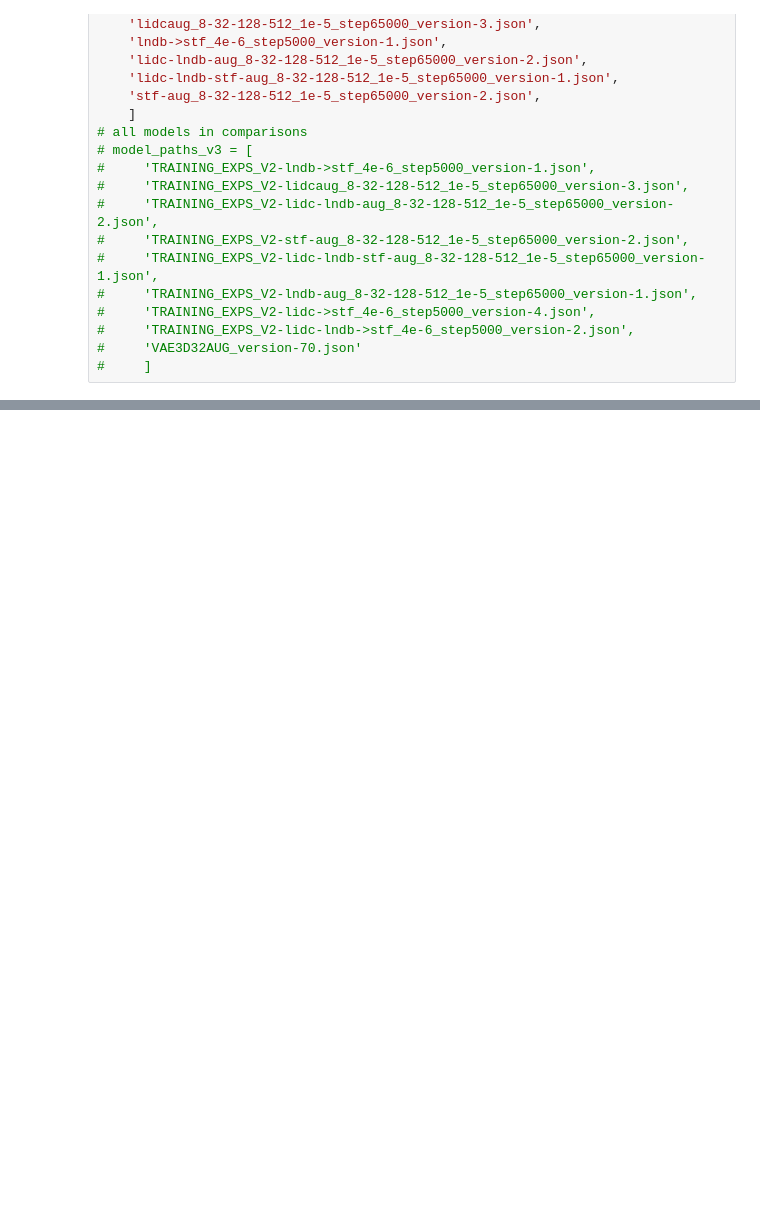
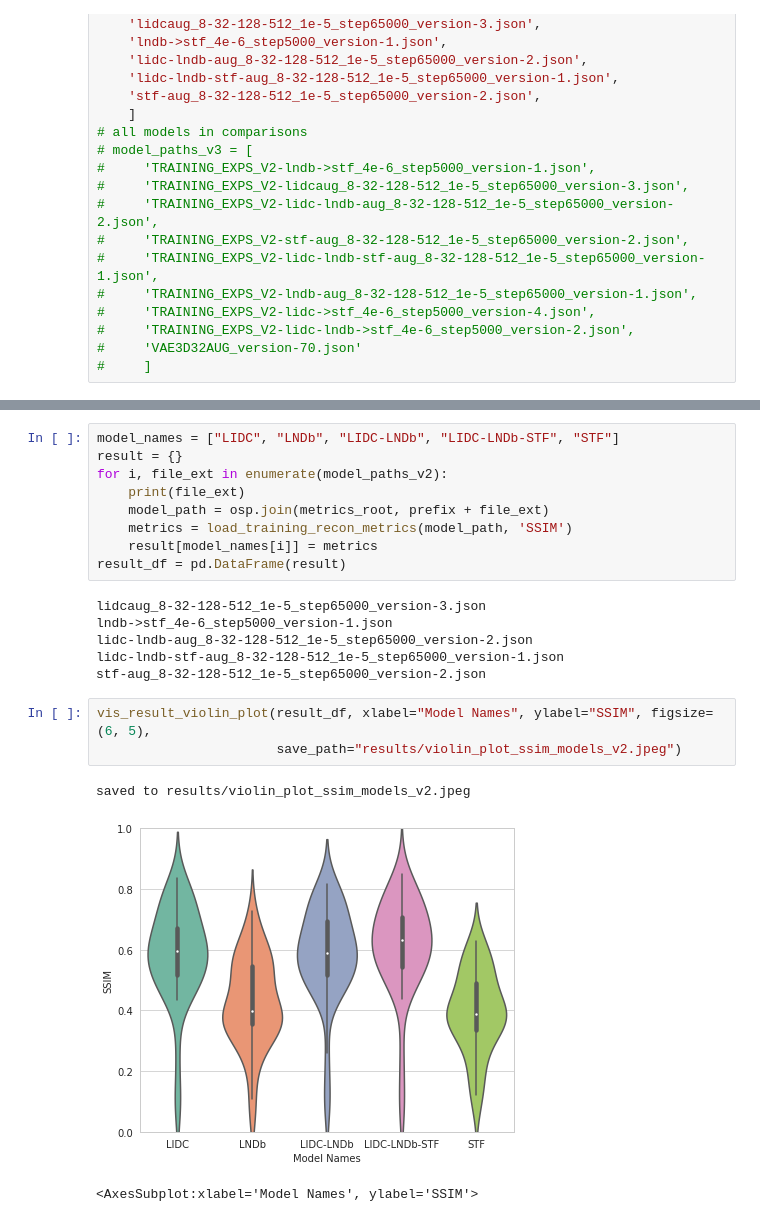
Before and after one commit to gevaertlab/Variational-Auto-Encoder, a Jupyter notebook: EDA/training_exp_eval/vis_boxplot.ipynb, the cells around one changed output, grey strips where cells are left out. Drawn from its saved outputs; the diff is of its cells as text; blank space fills up the shorter version.

```diff
--- a/EDA/training_exp_eval/vis_boxplot.ipynb
+++ b/EDA/training_exp_eval/vis_boxplot.ipynb
@@ -56,0 +199,22 @@ model_paths_v2 = [
+# %%
+model_names = ["LIDC", "LNDb", "LIDC-LNDb", "LIDC-LNDb-STF", "STF"]
+result = {}
+for i, file_ext in enumerate(model_paths_v2):
+    print(file_ext)
+    model_path = osp.join(metrics_root, prefix + file_ext)
+    metrics = load_training_recon_metrics(model_path, 'SSIM')
+    result[model_names[i]] = metrics
+result_df = pd.DataFrame(result)
+# %% [output]
+lidcaug_8-32-128-512_1e-5_step65000_version-3.json
+lndb->stf_4e-6_step5000_version-1.json
+lidc-lndb-aug_8-32-128-512_1e-5_step65000_version-2.json
+lidc-lndb-stf-aug_8-32-128-512_1e-5_step65000_version-1.json
+stf-aug_8-32-128-512_1e-5_step65000_version-2.json
+# %%
+vis_result_violin_plot(result_df, xlabel="Model Names", ylabel="SSIM", figsize=(6, 5),
+                       save_path="results/violin_plot_ssim_models_v2.jpeg")
+# %% [output]
+saved to results/violin_plot_ssim_models_v2.jpeg
+[figure, added]
+<AxesSubplot:xlabel='Model Names', ylabel='SSIM'>
```
Also changed, not shown: parts of 8 cells of this notebook, 18 other files.
